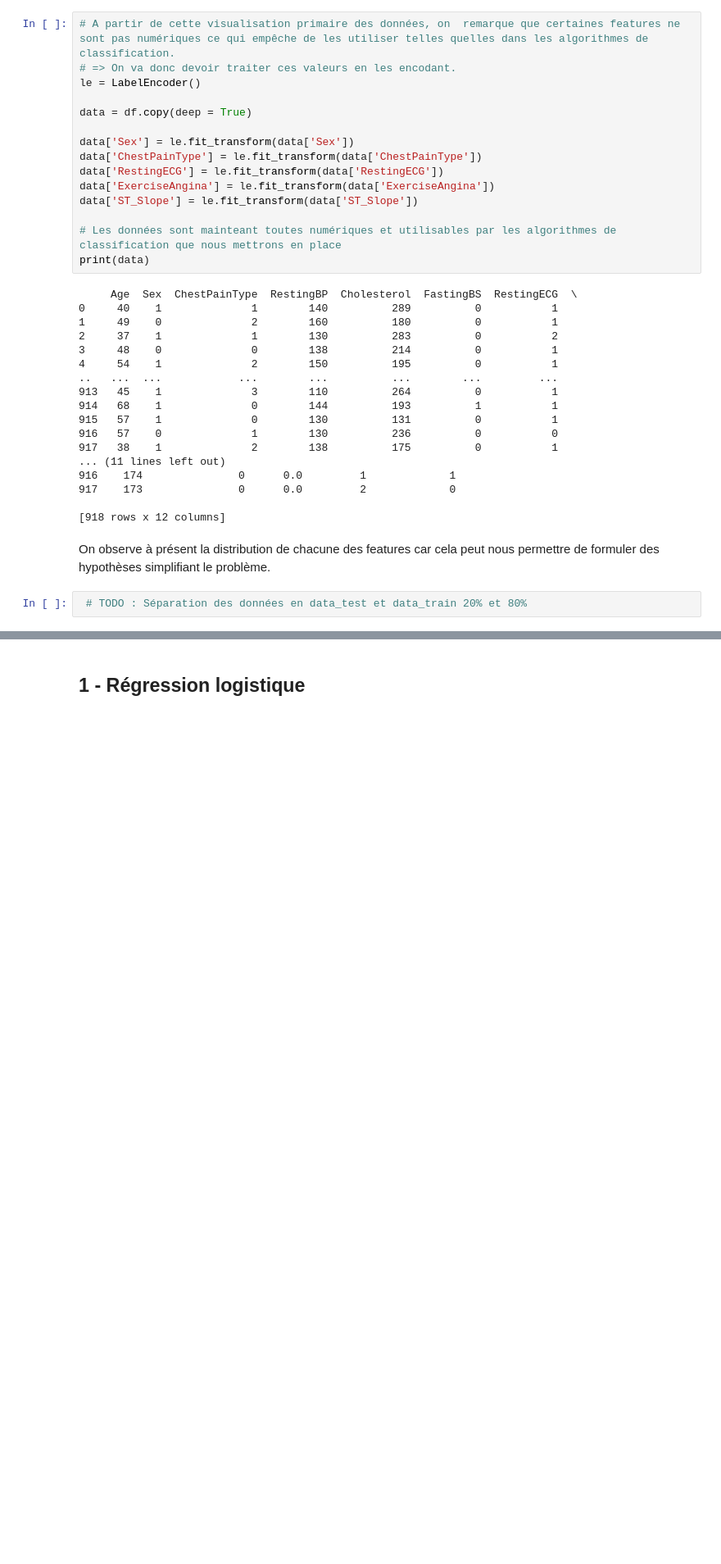
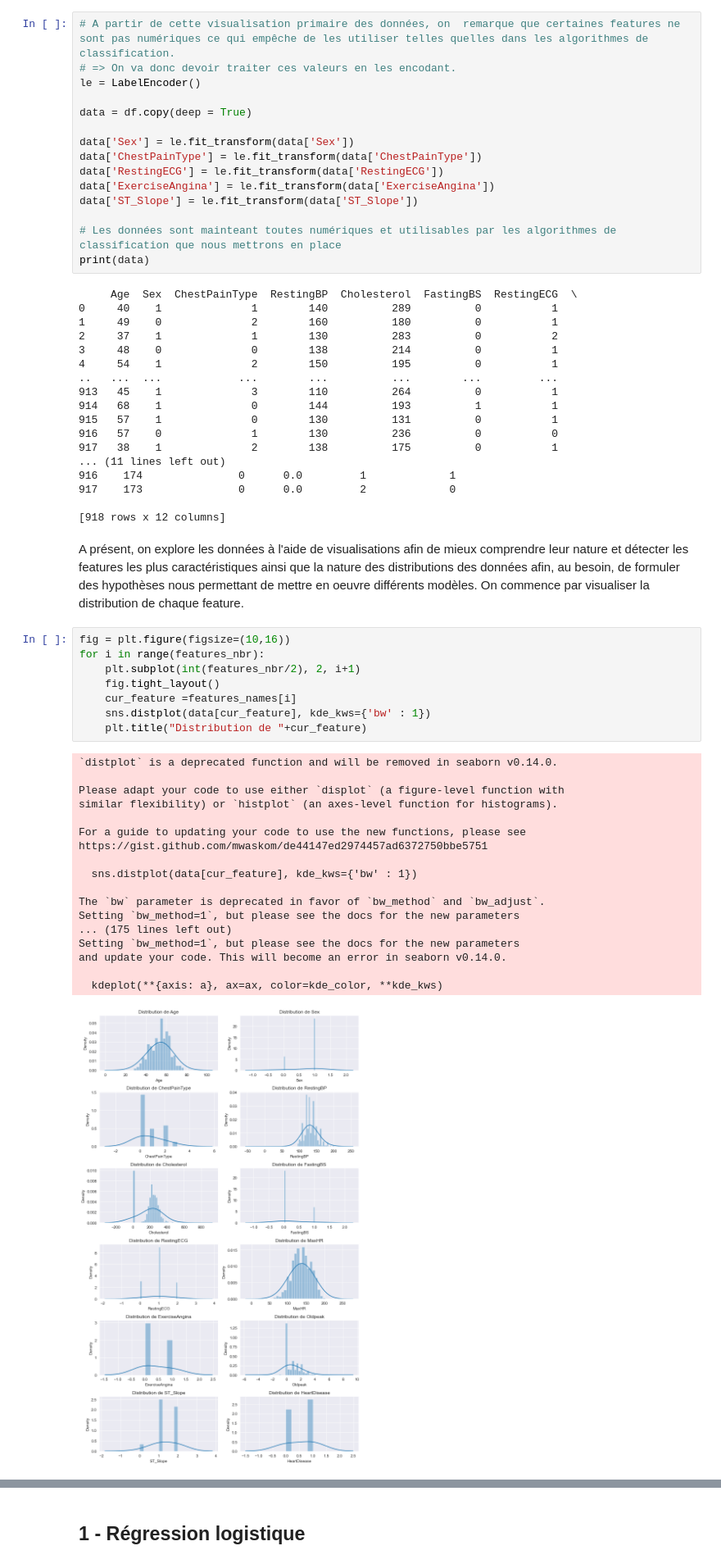
Before and after one commit to MorganChabaudENSSAT/projet_ift712, a Jupyter notebook: Projet IFT712.ipynb, the cells around one changed output, grey strips where cells are left out. Shown at 82% size. Drawn from its saved outputs; the diff is of its cells as text; blank space fills up the shorter version.

Commit message:
feat : Ajout de la visualisation de la distribution des données

```diff
--- a/Projet IFT712.ipynb
+++ b/Projet IFT712.ipynb
@@ -102,7 +110,33 @@ print(data)
 917    173               0      0.0         2             0
 
 [918 rows x 12 columns]
-# %% [markdown]
-On observe à présent la distribution de chacune des features car cela peut nous permettre de formuler des hypothèses simplifiant le problème.
-# %%
- # TODO : Séparation des données en data_test et data_train 20% et 80%
+# %% [markdown]
+A présent, on explore les données à l'aide de visualisations afin de mieux comprendre leur nature et détecter les features les plus caractéristiques ainsi que la nature des distributions des données afin, au besoin, de formuler des hypothèses nous permettant de mettre en oeuvre différents modèles.
+On commence par visualiser la distribution de chaque feature.
+# %%
+fig = plt.figure(figsize=(10,16))
+for i in range(features_nbr):
+    plt.subplot(int(features_nbr/2), 2, i+1)
+    fig.tight_layout()
+    cur_feature =features_names[i]
+    sns.distplot(data[cur_feature], kde_kws={'bw' : 1})
+    plt.title("Distribution de "+cur_feature)
+# %% [output]
+`distplot` is a deprecated function and will be removed in seaborn v0.14.0.
+
+Please adapt your code to use either `displot` (a figure-level function with
+similar flexibility) or `histplot` (an axes-level function for histograms).
+
+For a guide to updating your code to use the new functions, please see
+https://gist.github.com/mwaskom/de44147ed2974457ad6372750bbe5751
+
+  sns.distplot(data[cur_feature], kde_kws={'bw' : 1})
+
+The `bw` parameter is deprecated in favor of `bw_method` and `bw_adjust`.
+Setting `bw_method=1`, but please see the docs for the new parameters
+... (175 lines left out)
+Setting `bw_method=1`, but please see the docs for the new parameters
+and update your code. This will become an error in seaborn v0.14.0.
+
+  kdeplot(**{axis: a}, ax=ax, color=kde_color, **kde_kws)
+[figure, added]
```
Also changed, not shown: parts of 6 cells of this notebook, 1 other file.
